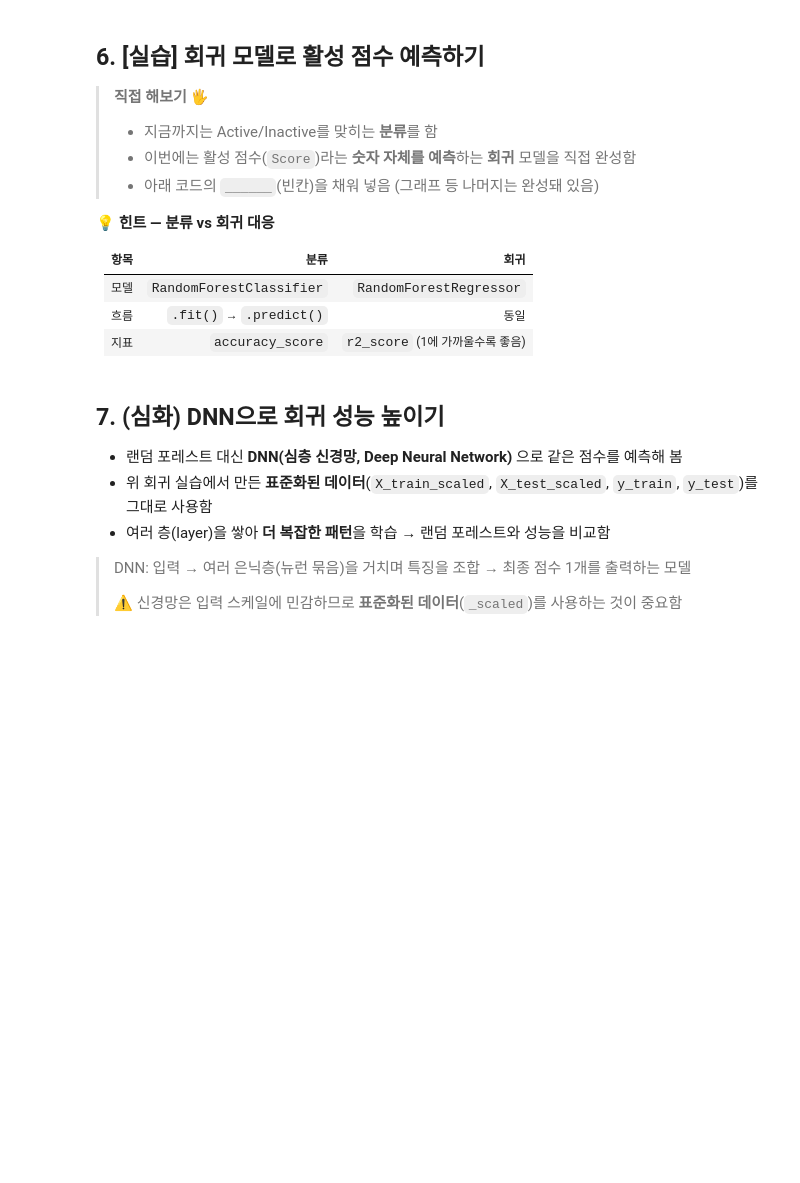
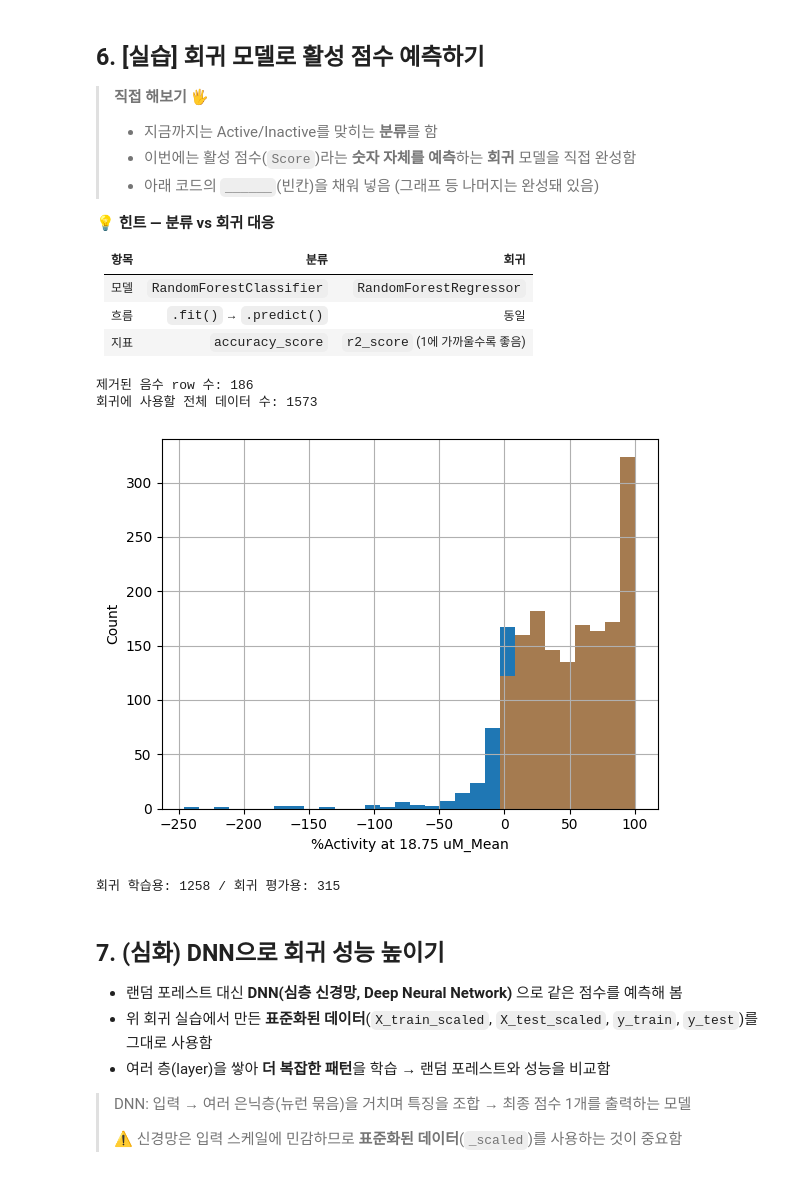
Before and after one commit to SeyongChoi/20260716_Lecture, a Jupyter notebook: 03_model_training.ipynb, the cells around one changed output. Cells and saved outputs as stored; diff of their text form; code cells hidden in the pictures; blank space fills up the shorter version.

```diff
--- a/03_model_training.ipynb
+++ b/03_model_training.ipynb
@@ -398,3 +423,58 @@ X_test_scaled[descriptor_cols] = scaler.transform(
+# %%
+# [1] 회귀의 정답(라벨)은 숫자 점수인 '%Activity at 18.75 uM_Mean' 입니다
+y = df['%Activity at 18.75 uM_Mean']
+
+# 두 그래프에 동일한 bin 경계 적용
+common_bins = np.linspace(y.min(), y.max(), 31)
+
+# y가 0 이상인 행만 사용
+# --> Activty가 음수이면 이상치로 판단하고 제거
+valid_mask = df['%Activity at 18.75 uM_Mean'] >= 0
+
+X_reg = X.loc[valid_mask].copy()
+y_reg = df.loc[valid_mask, '%Activity at 18.75 uM_Mean'].copy()
+
+print('제거된 음수 row 수:', (df['%Activity at 18.75 uM_Mean'] < 0).sum())
+print('회귀에 사용할 전체 데이터 수:', len(y_reg))
+
+# 분포 확인
+y.hist(bins=common_bins)
+y_reg.hist(bins=common_bins, alpha=0.6)
+plt.xlabel('%Activity at 18.75 uM_Mean')
+plt.ylabel('Count')
+plt.show()
+# %% [output]
+제거된 음수 row 수: 186
+회귀에 사용할 전체 데이터 수: 1573
+[figure, added]
+# %%
+# [2] 특성(X)은 분류 때와 똑같이 6개 특성을 사용합니다
+#     회귀용으로 데이터를 다시 학습/평가로 나눕니다 (숫자 예측이라 stratify는 사용 안 함)
+X_train, X_test, y_train, y_test = train_test_split(
+    X_reg, y_reg, test_size=0.2, random_state=42
+)
+print('회귀 학습용:', len(X_train), '/ 회귀 평가용:', len(X_test))
+
+### Descriptor 열별 표준화
+
+# 표준화를 수행할 도구를 만듭니다
+scaler = StandardScaler()
+
+# 원본 데이터를 유지하기 위해 복사합니다
+X_train_scaled = X_train.copy()
+X_test_scaled = X_test.copy()
+
+# 학습용 데이터의 평균과 표준편차를 이용해 표준화합니다
+X_train_scaled[descriptor_cols] = scaler.fit_transform(
+    X_train[descriptor_cols]
+)
+
+# 학습용 데이터에서 구한 기준을 평가용 데이터에도 적용합니다
+X_test_scaled[descriptor_cols] = scaler.transform(
+    X_test[descriptor_cols]
+)
+# %% [output]
+회귀 학습용: 1258 / 회귀 평가용: 315
 # %%
 # ===== 여기 빈칸(______)을 채워 보세요! =====
 
```
Also changed, not shown: parts of 12 cells of this notebook.
